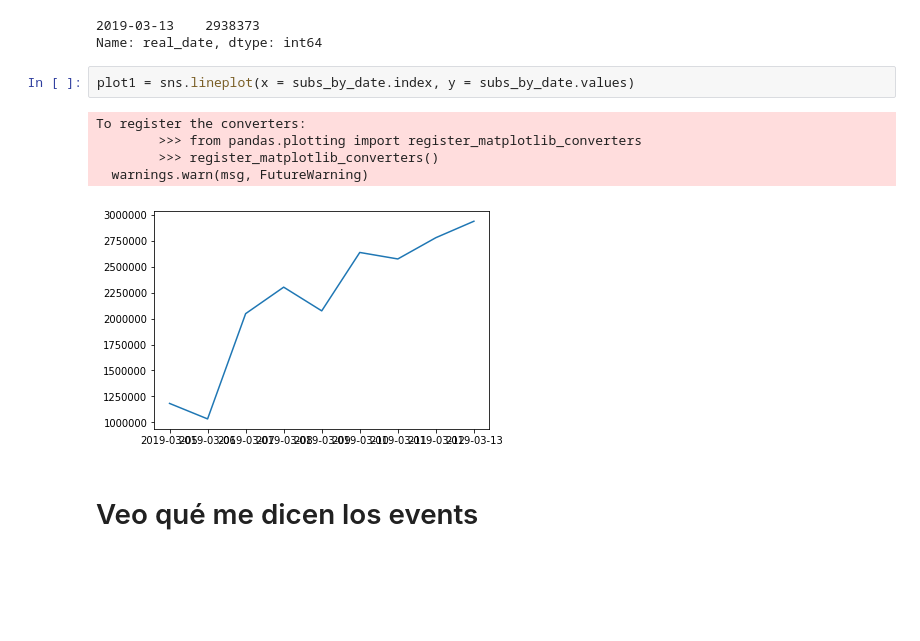
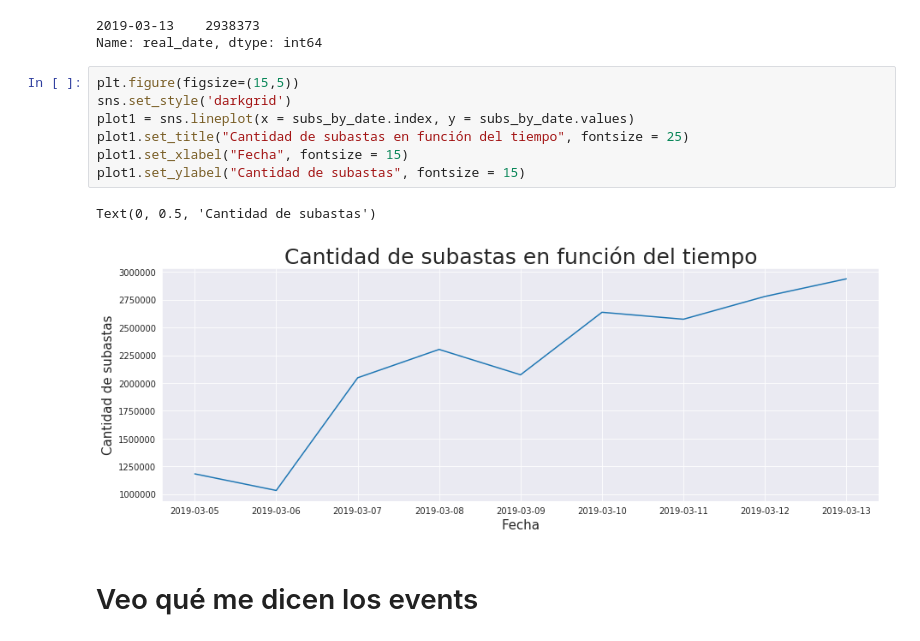
Before and after one commit to EscobarMariaSol/Organizacion-de-datos, a Jupyter notebook: TP1-Primeras-Pruebas.ipynb, the cells around one changed output. Cells and saved outputs as stored; diff of their text form; blank space fills up the shorter version.

```diff
--- a/TP1-Primeras-Pruebas.ipynb
+++ b/TP1-Primeras-Pruebas.ipynb
@@ -33,14 +33,16 @@ subs_by_date.head(1)
 # %% [output]
 2019-03-13    2938373
 Name: real_date, dtype: int64
-# %%
-plot1 = sns.lineplot(x = subs_by_date.index, y = subs_by_date.values)
-# %% [output]
-To register the converters:
-        >>> from pandas.plotting import register_matplotlib_converters
-        >>> register_matplotlib_converters()
-  warnings.warn(msg, FutureWarning)
-[figure, removed]
+# %%
+plt.figure(figsize=(15,5))
+sns.set_style('darkgrid')
+plot1 = sns.lineplot(x = subs_by_date.index, y = subs_by_date.values)
+plot1.set_title("Cantidad de subastas en función del tiempo", fontsize = 25)
+plot1.set_xlabel("Fecha", fontsize = 15)
+plot1.set_ylabel("Cantidad de subastas", fontsize = 15)
+# %% [output]
+Text(0, 0.5, 'Cantidad de subastas')
+[figure, added]
 # %% [markdown]
 # Veo qué me dicen los events
 # %%
```
Also changed, not shown: parts of 1 cell of this notebook.
